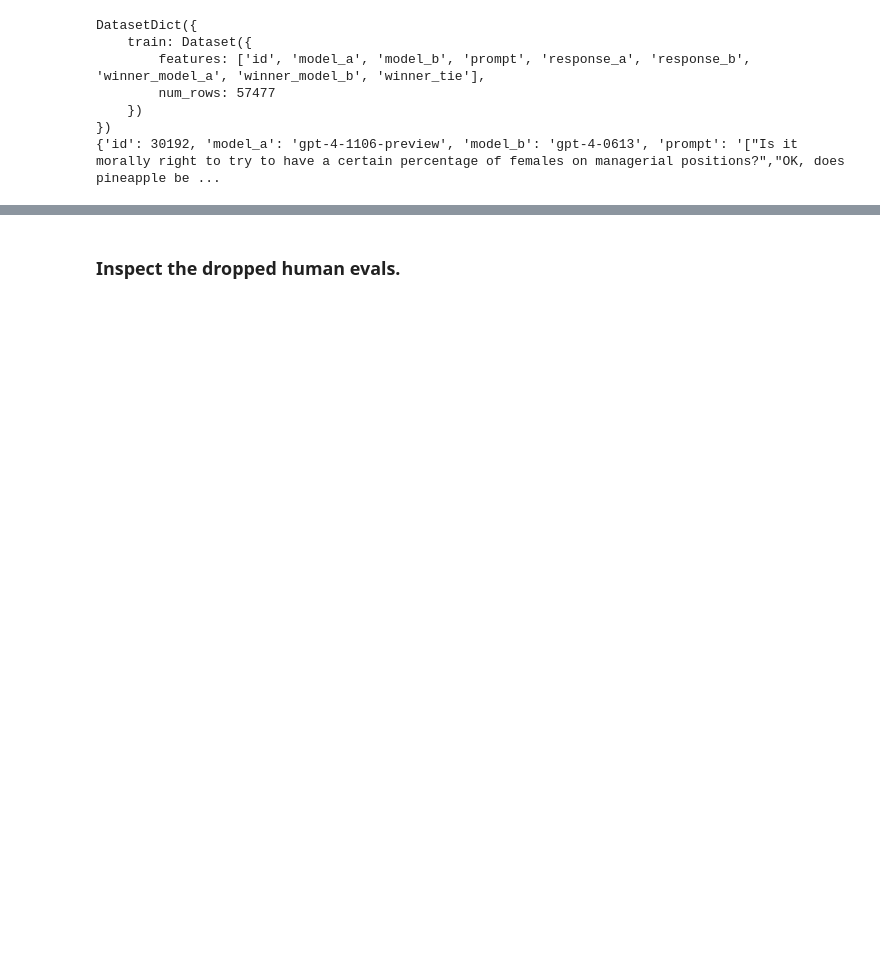
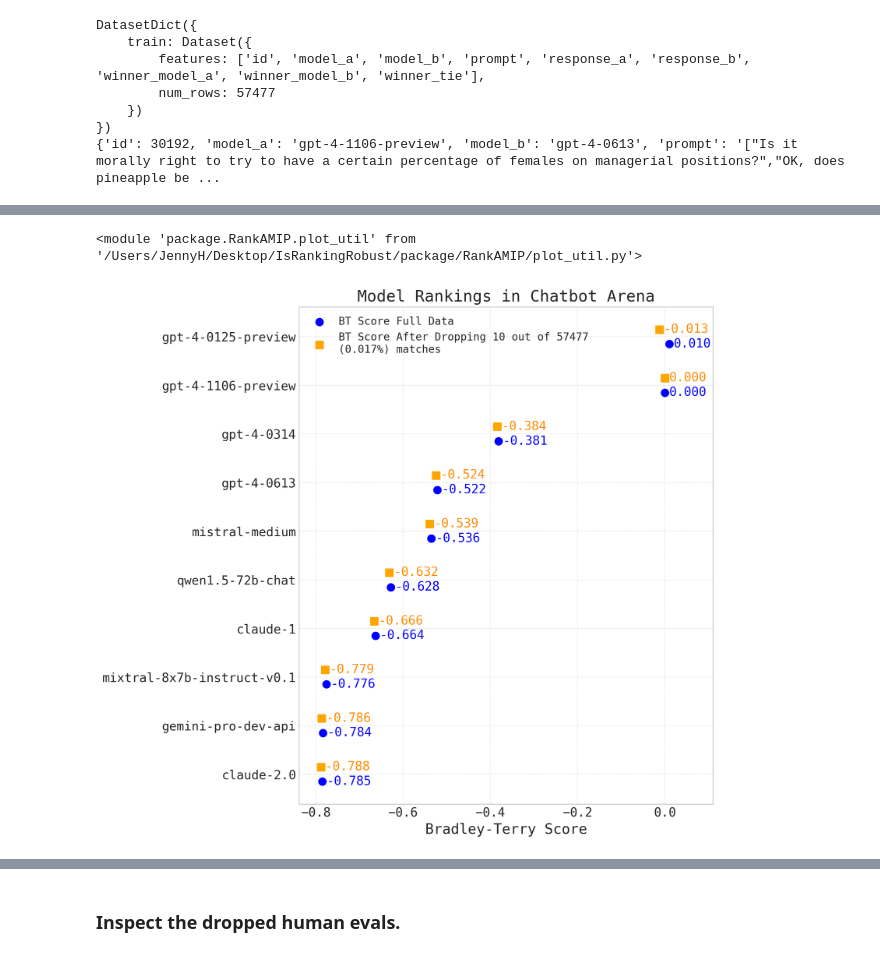
Before and after one commit to JennyHuang19/IsRankingRobust, a Jupyter notebook: chatbotArenaRobustness.ipynb, the cells around one changed output, grey strips where cells are left out. Cells and saved outputs as stored; diff of their text form; code cells hidden in the pictures; blank space fills up the shorter version.

```diff
--- a/chatbotArenaRobustness.ipynb
+++ b/chatbotArenaRobustness.ipynb
@@ -53,4 +43,0 @@ print(df.head())
-# %%
-# select columns model_a, model_b, winner_model_a
-df = df[['model_a', 'model_b', 'winner_model_a']]
-df.head()
@@ -64,5 +90,5 @@ df.head()
 # %%
 # make a design matrix.
-X, y, player_to_id = make_BT_design_matrix(df)
-X.shape, y.shape, player_to_id
+X, y, player_to_id = make_BT_design_matrix(rawBT)
+X.shape, y.shape
 # %% [output]
@@ -111,6 +96,6 @@ print(y[:6])
 # %%
-ks = [1, 5]
-alphaNs = [10, 20, 50]
+ks = [1]
+alphaNs = [10]
 
 results = {}
 for k in ks:
@@ -245,0 +107,12 @@ plt.show()
+# %%
+import importlib
+import package.RankAMIP.plot_util
+from package.RankAMIP.plot_util import *
+# Make changes to your_local_module.py file
+# Then reload it
+importlib.reload(package.RankAMIP.plot_util)
+# %% [output]
+<module 'package.RankAMIP.plot_util' from '/Users/JennyH/Desktop/IsRankingRobust/package/RankAMIP/plot_util.py'>
+# %%
+from package.RankAMIP.plot_util import *
+rankings = return_rankings_list(X, y, results, 1, 10, player_to_id)
@@ -245,0 +122,55 @@ plt.show()
+# %%
+topk = 10
+# Extract top-k entries
+# Sorted by old_scores (index 2) in descending.
+rankings = sorted(rankings[:topk], key=lambda x: x[2], reverse=False)
+model_names = [x[0] for x in rankings[:topk]]
+old_scores = [x[2] for x in rankings[:topk]]
+new_scores = [x[3] for x in rankings[:topk]]
+num_matches_total = len(y)
+y_plot = np.arange(len(rankings[:topk]))
+offset = 0.15
+
+# Plot
+import matplotlib.pyplot as plt
+
+# Set global font to monospace and increase default font size
+plt.rcParams.update({
+    'font.family': 'monospace',
+    'font.size': 14
+})
+
+# Plot
+plt.figure(figsize=(10, 9), dpi=200)
+
+# Scatter points
+plt.scatter(old_scores, y_plot - offset, label='BT Score Full Data', marker='o', color='blue', s=72)
+plt.scatter(new_scores, y_plot + offset,
+            label=f'BT Score After Dropping {alphaN} out of {num_matches_total}\n'
+                  f'({(alphaN/num_matches_total * 100):.3f}%) matches',
+            marker='s', color='orange', s=72)
+
+# Extend x-axis limits slightly to the left and right
+min_score = min(min(old_scores), min(new_scores))
+max_score = max(max(old_scores), max(new_scores))
+plt.xlim(min_score - 0.05, max_score + 0.1)
+
+# Annotate scores next to points
+for i in range(len(y_plot)):
+    plt.text(old_scores[i] + 0.01, y_plot[i] - offset, f'{old_scores[i]:.3f}',
+             va='center', ha='left', fontsize=14, fontfamily='monospace', color='blue')
+    plt.text(new_scores[i] + 0.01, y_plot[i] + offset, f'{new_scores[i]:.3f}',
+             va='center', ha='left', fontsize=14, fontfamily='monospace', color='darkorange')
+
+# Axis formatting
+plt.xlabel('Bradley-Terry Score', fontsize=16, fontfamily='monospace')
+plt.yticks(y_plot, model_names, fontsize=14, fontfamily='monospace')
+plt.xticks(fontsize=14, fontfamily='monospace')
+plt.title('Model Rankings in Chatbot Arena', fontsize=18, fontfamily='monospace')
+plt.legend(fontsize=12)
+plt.grid(True, linestyle='--', alpha=0.4)
+
+plt.tight_layout()
+plt.show()
+# %% [output]
+[figure, added]
```
Also changed, not shown: parts of 33 cells of this notebook.
